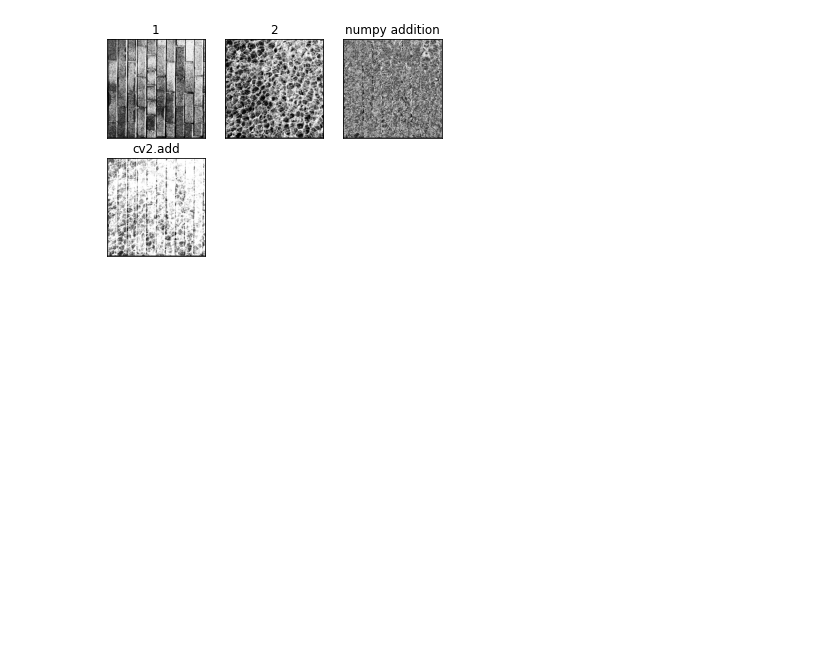
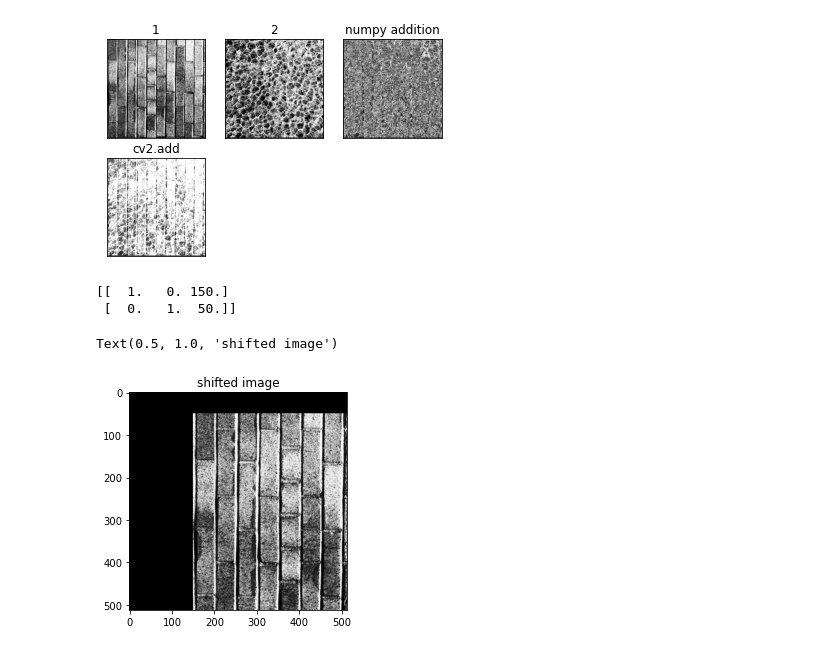
Before and after one commit to tubbytani/image_processing, a Jupyter notebook: opencv/cvimages.ipynb, the cells around one changed output. Saved outputs shown, nothing was run; the diff lists cells and outputs as text; code cells hidden in the pictures; blank space fills up the shorter version.

```diff
--- a/opencv/cvimages.ipynb
+++ b/opencv/cvimages.ipynb
@@ -175,0 +185,12 @@ for i in range(4):
+# %%
+rows,coloumns,channels=img1.shape
+T=np.float32([[1,0,150],[0,1,50]])
+print(T)
+output=cv2.warpAffine(img1,T,(coloumns,rows))#T=[1 0 Tx]
+plt.imshow(output)                            # [0 1 Ty]
+plt.title('shifted image')                  #Tx and Ty are the tarnsformation spaces
+# %% [output]
+[[  1.   0. 150.]
+ [  0.   1.  50.]]
+Text(0.5, 1.0, 'shifted image')
+[figure, added]
```
Also changed, not shown: parts of 6 cells of this notebook.
